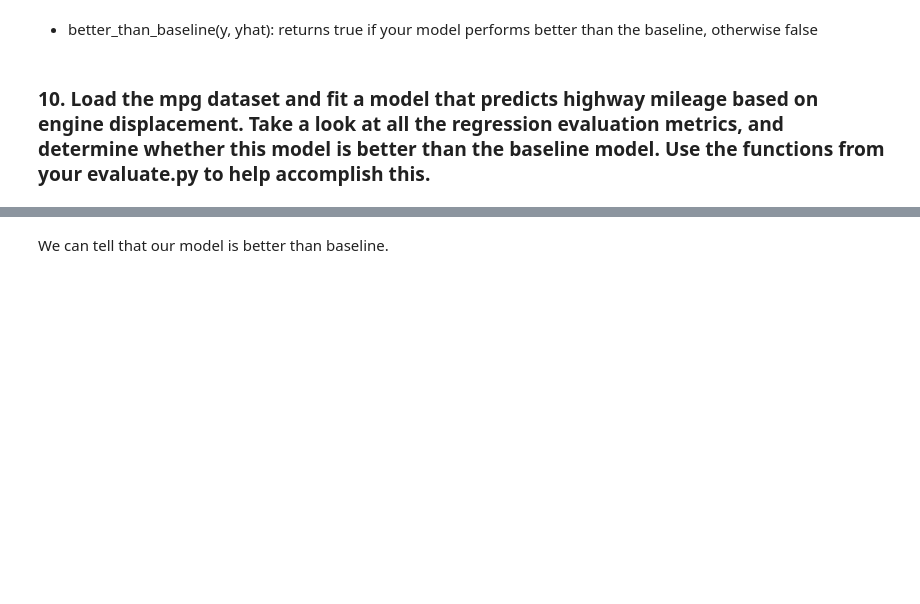
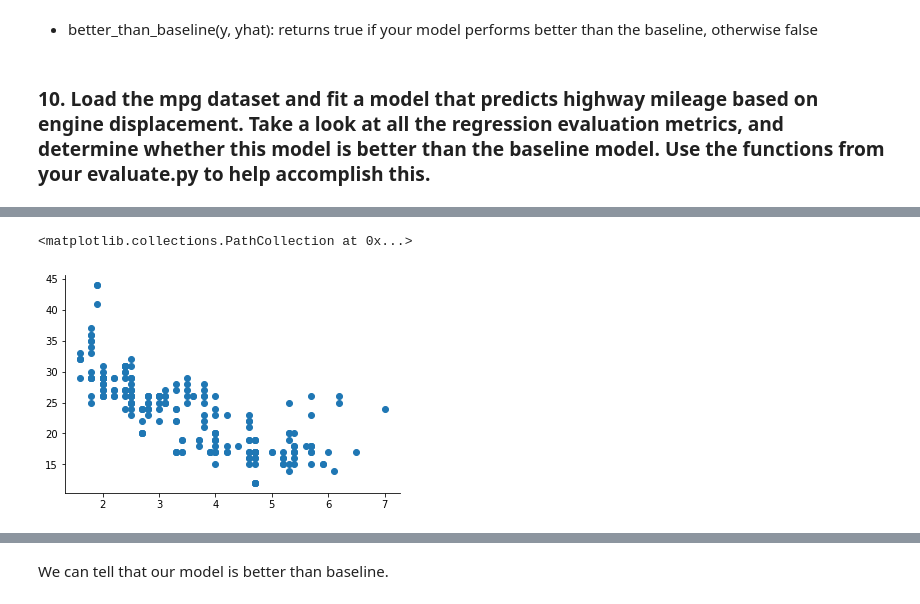
Before and after one commit to rajaramgautam/regression-exercises, a Jupyter notebook: evaluate.ipynb, the cells around one changed output, grey strips where cells are left out. Saved outputs shown, nothing was run; the diff lists cells and outputs as text; code cells hidden in the pictures; blank space fills up the shorter version.

Commit message:
Updated Model Evaluation for Regression

```diff
--- a/evaluate.ipynb
+++ b/evaluate.ipynb
@@ -485,2 +542,5 @@ def baseline_mean_errors(df):
 # %% [markdown]
 ### 10. Load the mpg dataset and fit a model that predicts highway mileage based on engine displacement. Take a look at all the regression evaluation metrics, and determine whether this model is better than the baseline model. Use the functions from your evaluate.py to help accomplish this.
+# %%
+mpg = data('mpg')
+mpg.head()
@@ -486,0 +554,4 @@ def baseline_mean_errors(df):
+# %%
+mpg = mpg.drop(columns = ['manufacturer', 'model', 'year', 'cyl', 'trans', 'drv', 'cty', 'fl', 'class'])
+# %%
+mpg = mpg.rename(columns={'displ': 'x', 'hwy': 'y'})
@@ -486,0 +567,9 @@ def baseline_mean_errors(df):
+# %%
+mpg['yhat_baseline'] = mpg.y.mean()
+# %%
+#plot displacement vs highway mpg
+
+plt.scatter(mpg.x, mpg.y)
+# %% [output]
+<matplotlib.collections.PathCollection at 0x...>
+[figure, added]
```
Also changed, not shown: parts of 28 cells of this notebook.
